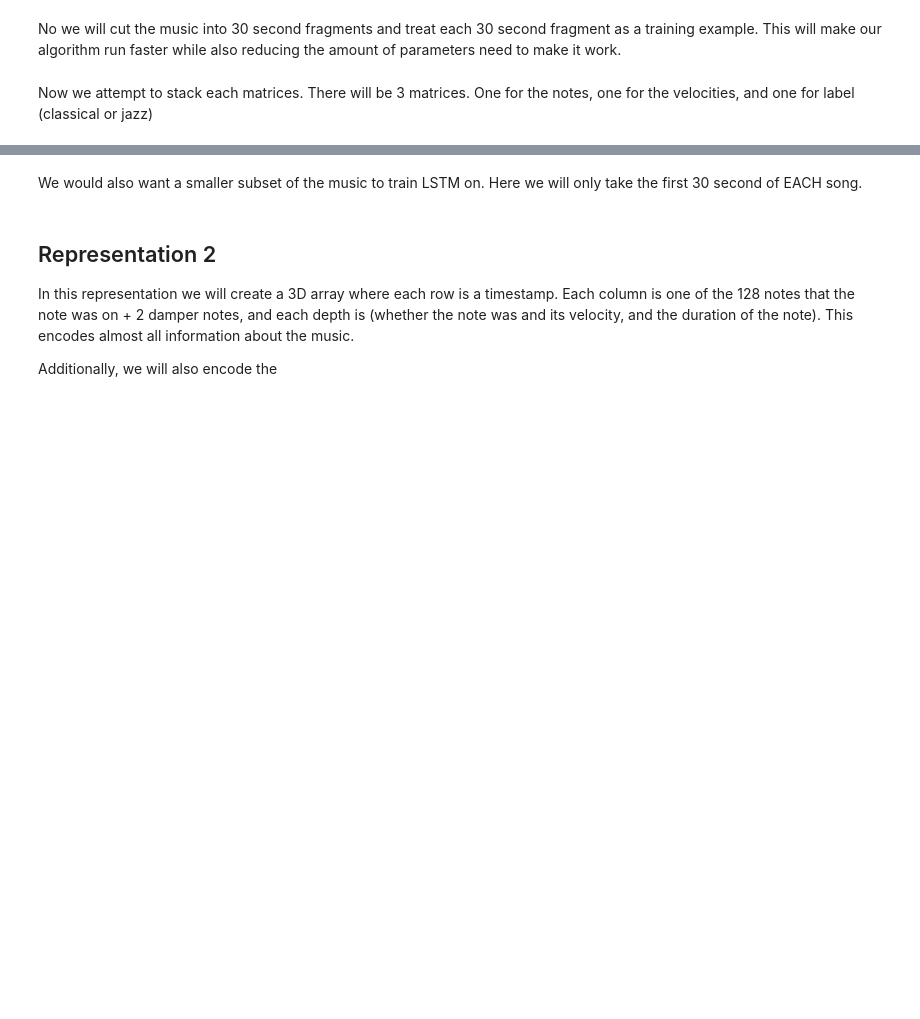
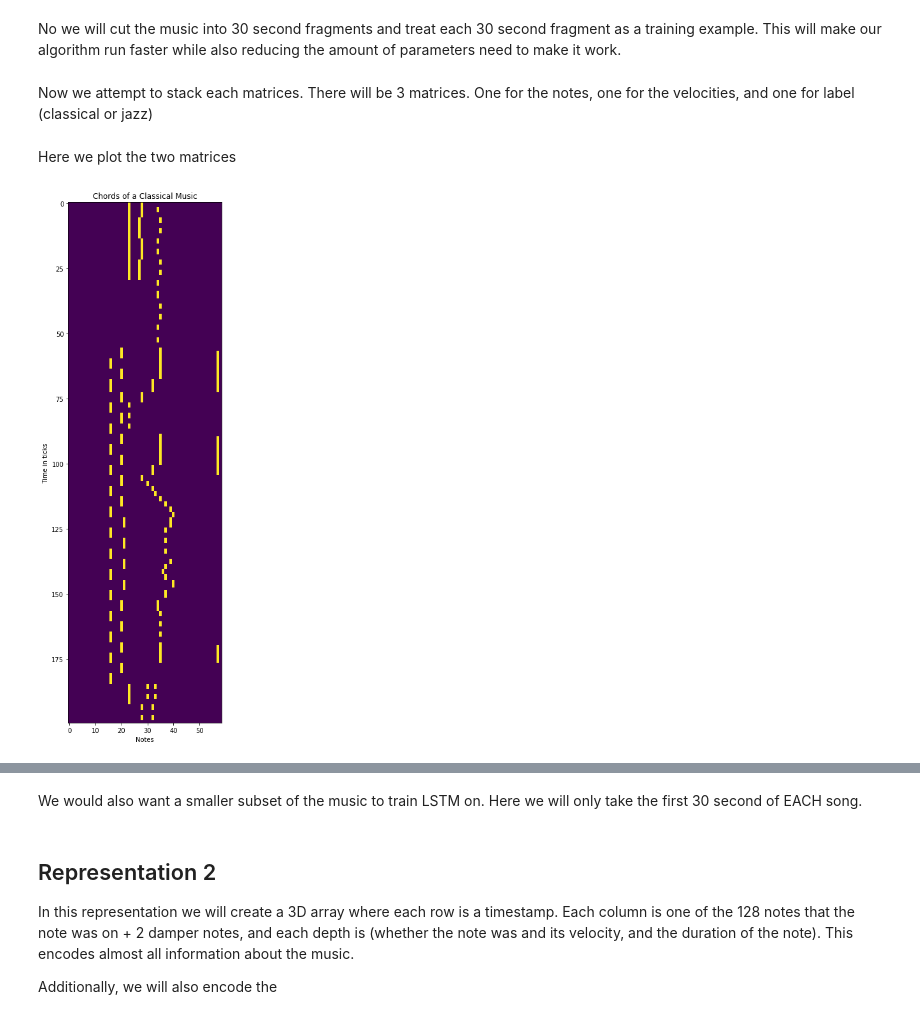
Before and after one commit to LithiumH/CS230-Music-Style-Transfer, a Jupyter notebook: Haojun - Preprocessing.ipynb, the cells around one changed output, grey strips where cells are left out. Saved outputs shown, nothing was run; the diff lists cells and outputs as text; code cells hidden in the pictures; blank space fills up the shorter version.

Commit message:
Added graphs

```diff
--- a/Haojun - Preprocessing.ipynb
+++ b/Haojun - Preprocessing.ipynb
@@ -390,3 +390,18 @@ print(notes.shape, velocities.shape, labels.shape)
 np.save('matricies/notes.npy', notes)
 np.save('matricies/velocities.npy', velocities)
 np.save('matricies/labels.npy', labels)
+# %%
+notes = np.load('matricies/notes.npy')
+velocities = np.load('matricies/velocities.npy')
+labels = np.load('matricies/labels.npy')
+# %% [markdown]
+Here we plot the two matrices
+# %%
+plt.figure(figsize=(5, 15))
+plt.imshow(notes[500,:200,:,1])
+plt.title('Chords of a Classical Music')
+plt.xlabel('Notes')
+plt.ylabel('Time in ticks')
+plt.savefig('plots/classical_chords.png')
+# %% [output]
+[figure, added]
```
Also changed, not shown: parts of 2 cells of this notebook, 6 other files.
